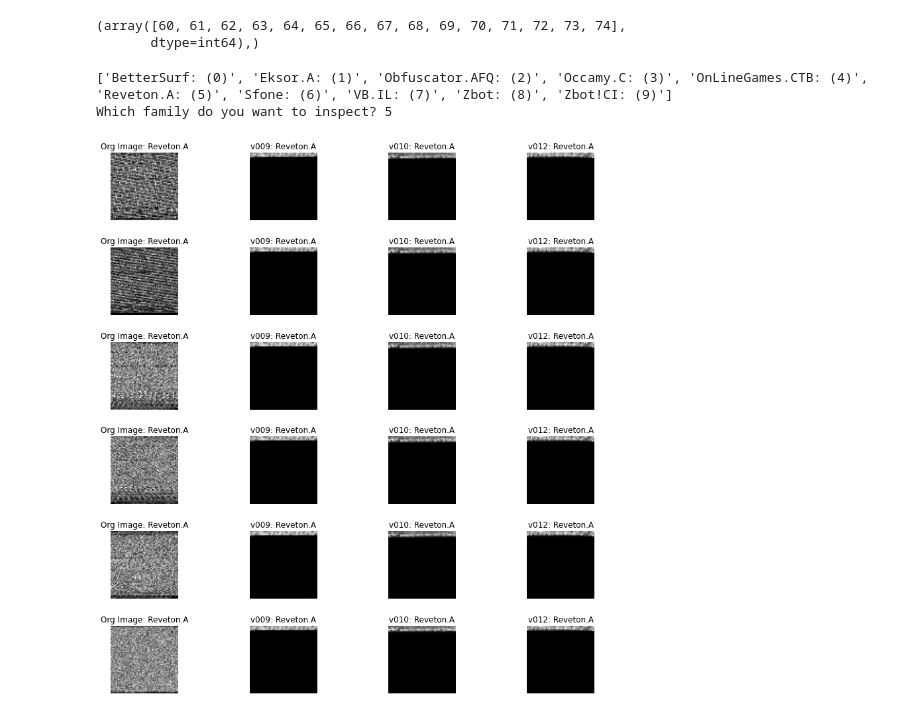
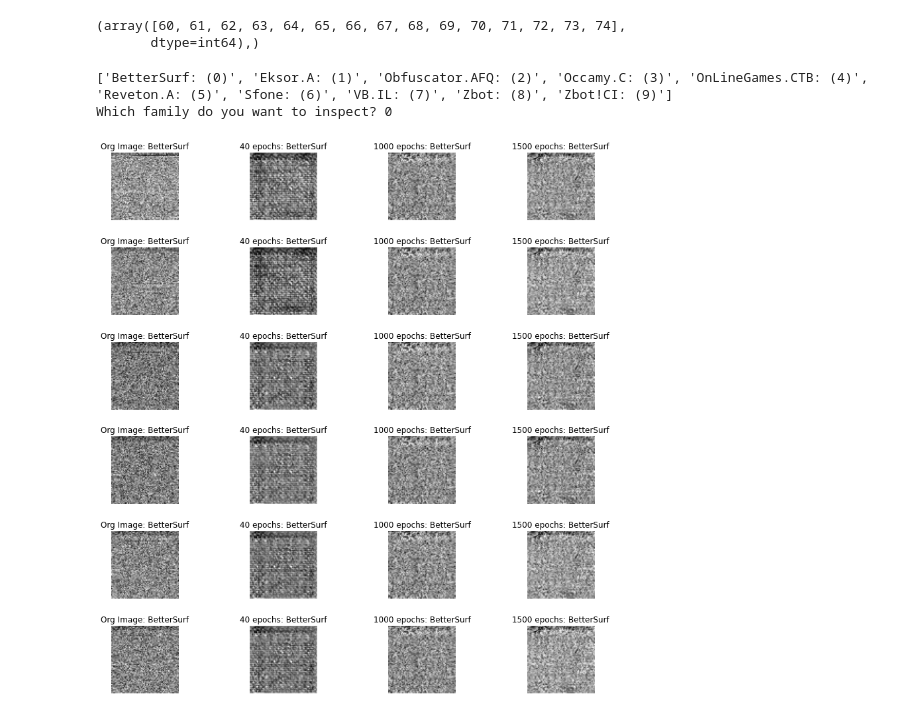
Before and after one commit to MaxSloof/RansomwareImageDetection, a Jupyter notebook: misc/evaluate_cgan_images.ipynb, the cells around one changed output. Drawn from its saved outputs; the diff is of its cells as text; code cells hidden in the pictures.

```diff
--- a/misc/evaluate_cgan_images.ipynb
+++ b/misc/evaluate_cgan_images.ipynb
@@ -8,8 +8,8 @@ from random import randint
 lim = 15
 # %%
 path_org = 'C:/Users/Max/Documents/image_data/data_original'
-path_gen = 'C:/Users/Max/Documents/image_data/cgan-ckpt-local-v009'
-path_gen2 = 'C:/Users/Max/Documents/image_data/cgan-ckpt-local-v010'
+path_gen = 'C:/Users/Max/Documents/image_data/cgan-local-v007'
+path_gen2 = 'C:/Users/Max/Documents/image_data/cgan-ckpt-local-v009'
 path_gen3 = 'C:/Users/Max/Documents/image_data/cgan-ckpt-local-v012'
 # %%
 imgs_org = np.array([])
@@ -128,31 +128,31 @@ np.where(label_org == gen_dir_order[4])
 # %%
 fig, axes = plt.subplots(6,4, figsize=(15,15))
 plt.subplots_adjust(wspace=0, hspace=0.4)
 
 print(pick_arr)
 ip = input("Which family do you want to inspect? ")
 ip = int(ip)
 
 for i in range(6):
     ax1, ax2, ax3, ax4 = axes[i]
     ax1.axis('off')
     ax2.axis('off')
     ax3.axis('off')
     ax4.axis('off')
 
     j = np.where(label_gen == gen_dir_order[ip])[0][0] + i
     ax1.imshow(imgs_org[j], cmap='gray')
     ax1.set_title("Org Image: {fam_name}".format(fam_name = label_org[j]))
 
     ax2.imshow(imgs_gen[j], cmap = 'gray')
-    ax2.set_title(f"{path_gen[-4:]}: {label_gen[j]}")
+    ax2.set_title(f"40 epochs: {label_gen[j]}")
 
     ax3.imshow(imgs_gen2[j], cmap = 'gray')
-    ax3.set_title(f"{path_gen2[-4:]}: {label_gen2[j]}")
+    ax3.set_title(f"1000 epochs: {label_gen2[j]}")
 
     ax4.imshow(imgs_gen3[j], cmap = 'gray')
-    ax4.set_title(f"{path_gen3[-4:]}: {label_gen3[j]}")
+    ax4.set_title(f"1500 epochs: {label_gen3[j]}")
 # %% [output]
 ['BetterSurf: (0)', 'Eksor.A: (1)', 'Obfuscator.AFQ: (2)', 'Occamy.C: (3)', 'OnLineGames.CTB: (4)', 'Reveton.A: (5)', 'Sfone: (6)', 'VB.IL: (7)', 'Zbot: (8)', 'Zbot!CI: (9)']
-Which family do you want to inspect? 5
+Which family do you want to inspect? 0
-[figure, old version]
+[figure, new version]
```
Also changed, not shown: 1 other file.
